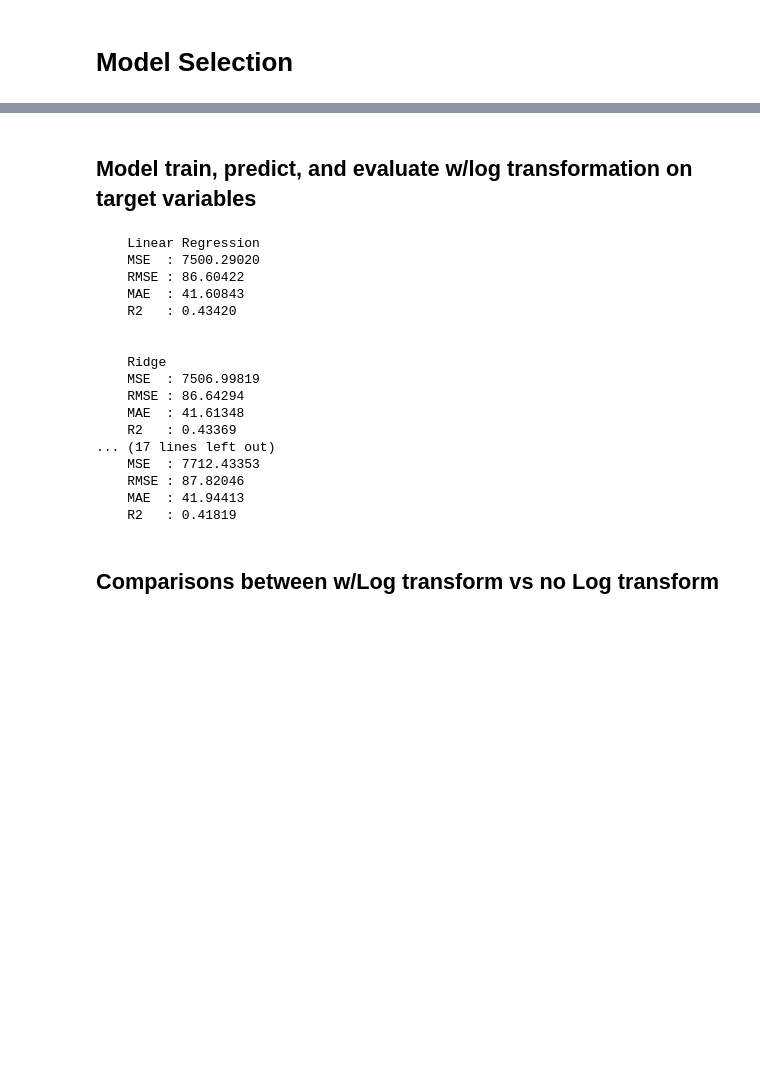
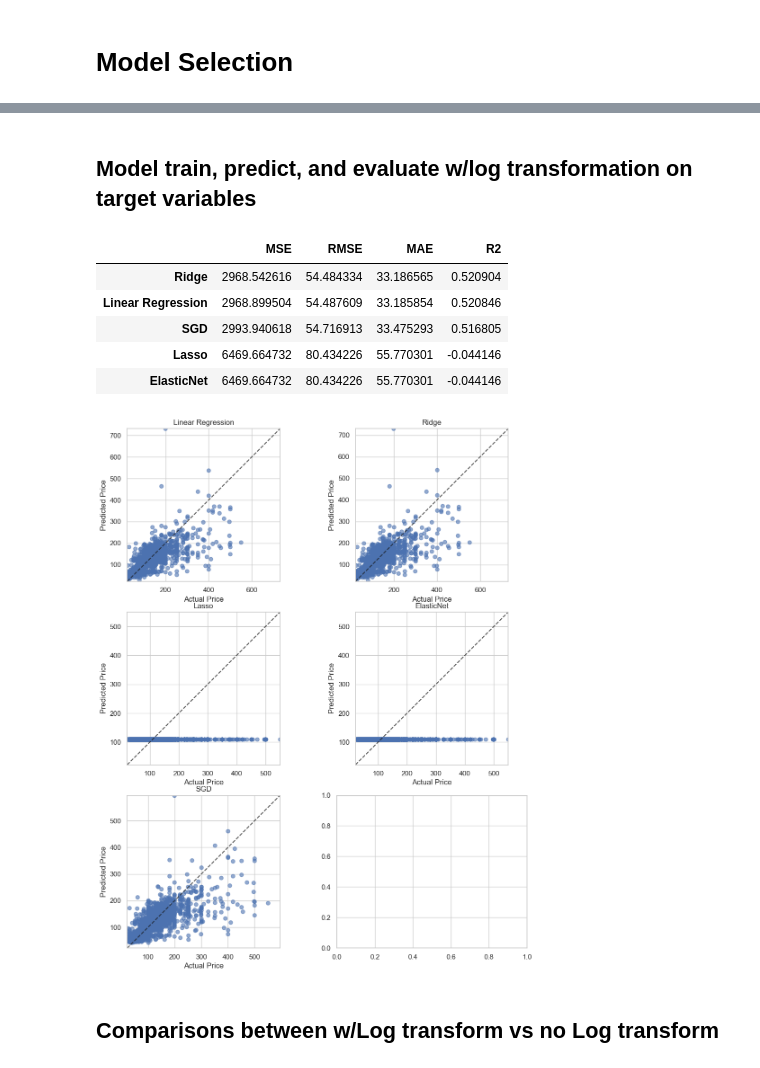
Before and after one commit to LocLe611/melbourne_airbnb-price-listing-predictions, a Jupyter notebook: main.ipynb, the cells around one changed output, grey strips where cells are left out. Cells and saved outputs as stored; diff of their text form; code cells hidden in the pictures; blank space fills up the shorter version.

```diff
--- a/main.ipynb
+++ b/main.ipynb
@@ -711,68 +1040,58 @@ for model_name, metrics in results.items():
 # %% [markdown]
-## **Model train, predict, and evaluate w/log transformation on target variables**
+## Model train, predict, and evaluate w/log transformation on target variables
 # %%
 # Choosen models list:
 models = {
     "Linear Regression": LinearRegression(),
-    "Ridge": Ridge(),
-    "Lasso": Lasso(),
+    "Ridge": Ridge(random_state=42),
+    "Lasso": Lasso(random_state=42, max_iter=10000),
     "ElasticNet": ElasticNet(),
     "SGD": SGDRegressor(),
 }
 
+num_models = len(models)
+cols = 2
+rows = math.ceil(num_models / cols)
+
+fig, axes = plt.subplots(rows, cols, figsize=(12, 5 * rows))
+axes = axes.flatten()
+
 results = {}
 
 # Loop to train, predict and evaluate models with key peformance metrics
-for name, model in models.items():
+for i, (name, model) in enumerate(models.items()):
     # Train
-    model.fit(airbnb_train_cleaned, y_train_log)
+    model.fit(train_split_cleaned_log, y_train_log)
 
     # Predict in log space (as the model is trained with y_train in log space)
-    y_pred_log = model.predict(airbnb_validation_cleaned)
+    y_pred_log = model.predict(val_split_cleaned_log)
 
     y_pred = np.expm1(y_pred_log)
     y_true = np.expm1(y_val_log)
 
     # Evaluate
     mse = mean_squared_error(y_true, y_pred)
     mae = mean_absolute_error(y_true, y_pred)
     rmse = float(np.sqrt(mse))
     r2 = r2_score(y_true, y_pred)
 
     # Store results
     results[name] = {"MSE": mse, "RMSE": rmse, "MAE": mae, "R2": r2}
+    compare_actual_and_prediction(y_true, y_pred, name, axes[i])
 
 # Print
-for model_name, metrics in results.items():
-    print(
-        f"""
-    {model_name}
-    MSE  : {metrics['MSE']:.5f}
-    RMSE : {metrics['RMSE']:.5f}
-    MAE  : {metrics['MAE']:.5f}
-    R2   : {metrics['R2']:.5f}
-    """
-    )
+results_df = pd.DataFrame(results).T.sort_values("RMSE")
+results_df
 # %% [output]
-    Linear Regression
-    MSE  : 7500.29020
-    RMSE : 86.60422
-    MAE  : 41.60843
-    R2   : 0.43420
-
-
-    Ridge
-    MSE  : 7506.99819
-    RMSE : 86.64294
-    MAE  : 41.61348
-    R2   : 0.43369
-... (17 lines left out)
-    MSE  : 7712.43353
-    RMSE : 87.82046
-    MAE  : 41.94413
-    R2   : 0.41819
+|  | MSE | RMSE | MAE | R2 |
+| Ridge | 2968.542616 | 54.484334 | 33.186565 | 0.520904 |
+| Linear Regression | 2968.899504 | 54.487609 | 33.185854 | 0.520846 |
+| SGD | 2993.940618 | 54.716913 | 33.475293 | 0.516805 |
+| Lasso | 6469.664732 | 80.434226 | 55.770301 | -0.044146 |
+| ElasticNet | 6469.664732 | 80.434226 | 55.770301 | -0.044146 |
+[figure, added]
 # %% [markdown]
-## **Comparisons between w/Log transform vs no Log transform**
+## Comparisons between w/Log transform vs no Log transform
 # %% [markdown]
 **Key observations:**
 - **MAE value decreased** across the models:
```
Also changed, not shown: parts of 50 cells of this notebook, 4 other files.
